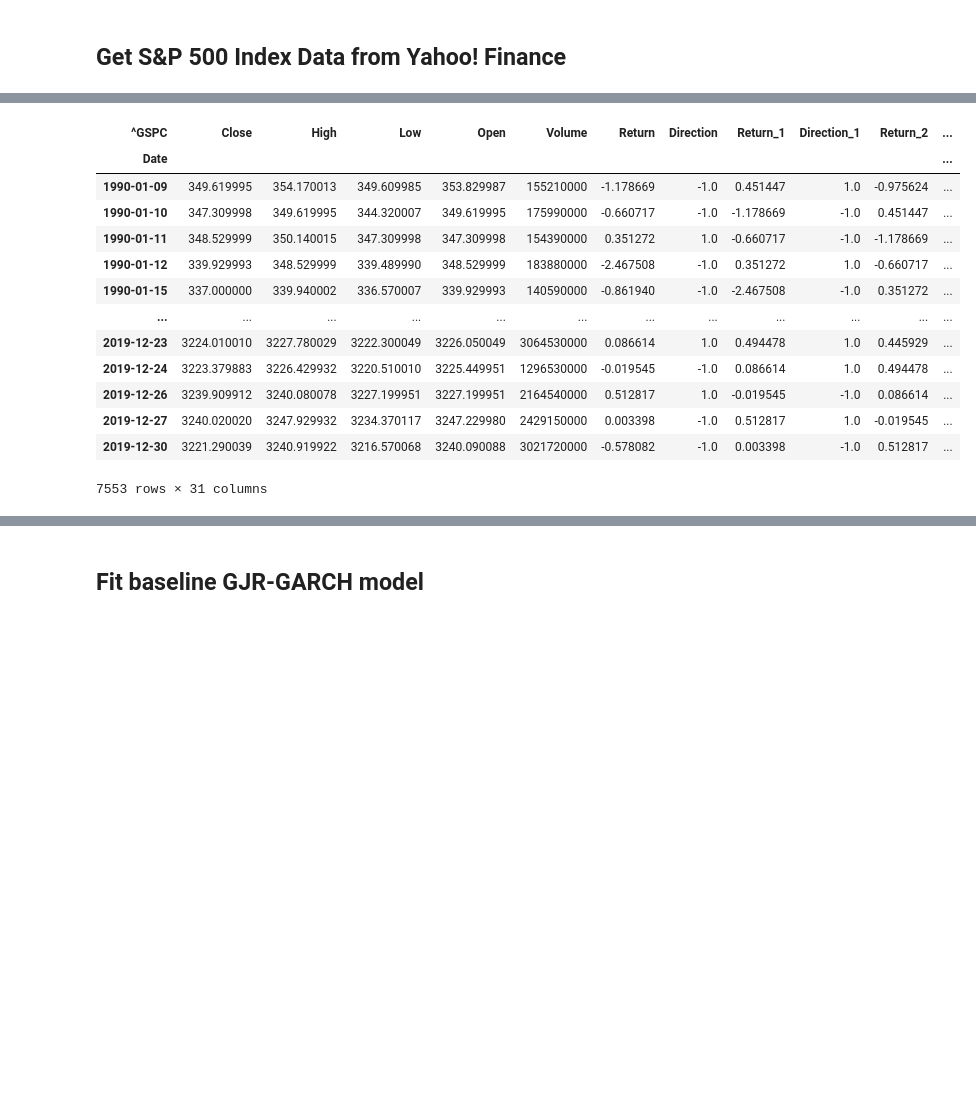
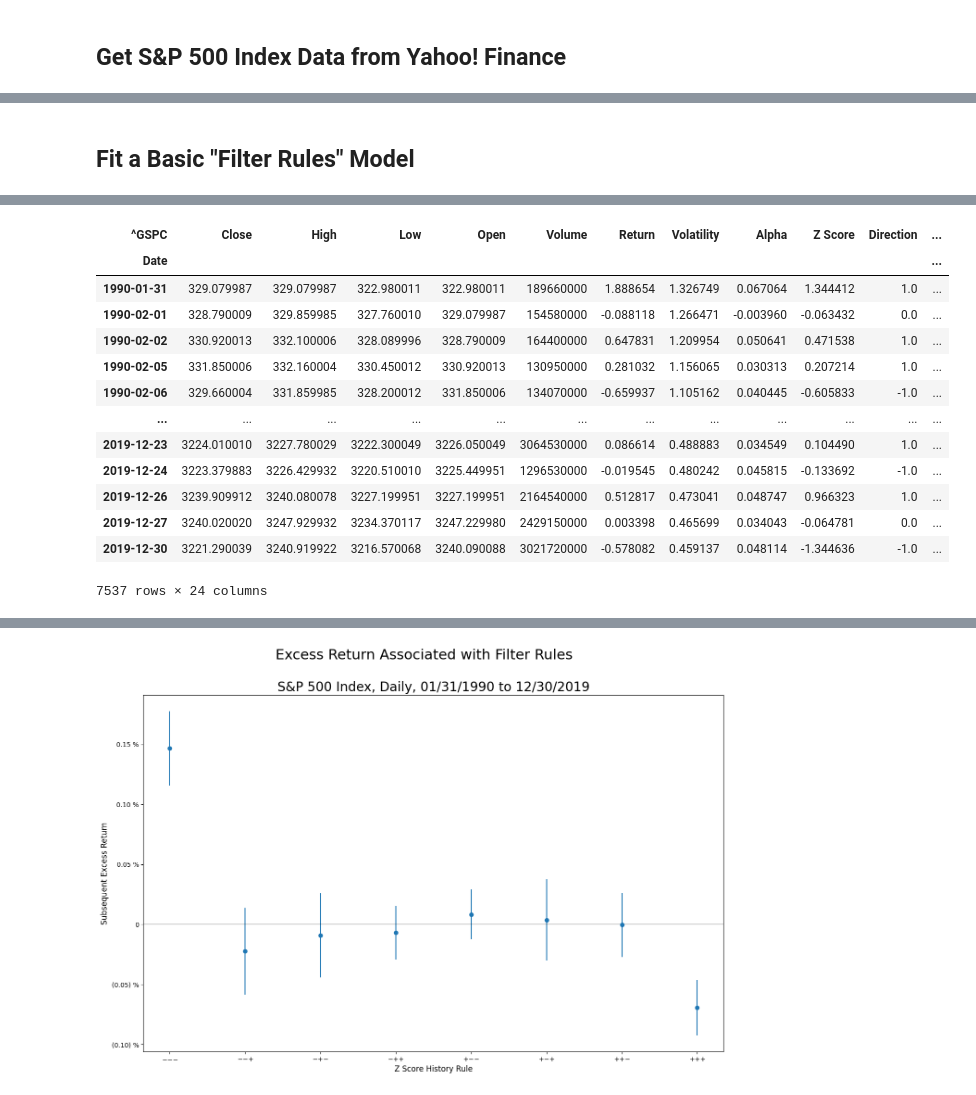
Before and after one commit to Farmhouse121/Financial-Data-Science-in-Python, a Jupyter notebook: Alphas/Filter_Rules.ipynb, the cells around one changed output, grey strips where cells are left out. Saved outputs shown, nothing was run; the diff lists cells and outputs as text; code cells hidden in the pictures; blank space fills up the shorter version.

```diff
--- a/Alphas/Filter_Rules.ipynb
+++ b/Alphas/Filter_Rules.ipynb
@@ -15,0 +43,12 @@ from my_library import *
+# %%
+from arch.univariate import ARX
+model = ARX(data['Return'],lags=1)
+model.volatility = GARCH2(0,1,1)
+model.distribution = GeneralizedError2()
+fit=model.fit(update_freq=0,disp='off')
+nprint(fit.summary())
+display(baseline:=pd.DataFrame([fit.params,fit.std_err]).T)
+data['Volatility']=fit.conditional_volatility
+data['Alpha']=baseline.loc['Const','params']+baseline.loc['Return[1]','params']*data['Return'].shift()
+data['Z Score']=(data['Return']-data['Alpha'])/data['Volatility'].shift()
+display(data)
@@ -16,17 +94,12 @@ from my_library import *
+# %% [markdown]
+## Fit a Basic "Filter Rules" Model
 # %%
-nprint("Fetching data from Yahoo!...")
-data,sname=download(ticker:='^GSPC','1990-01-02','2019-12-31',auto_adjust=True,progress=False),'S&P 500 Index'
-data.columns=data.columns.get_level_values(0)
-data.columns.name=ticker
-data.index=pd.PeriodIndex(data.index,freq='B')
-data['Return']=data['Close'].pct_change()*hundred
+nprint("Creating filter rule indicators with order {:d} and offset {:f}.".format(forder:=3,foffset:=0.1))
 
-nprint("Creating filter rule indicators with order {:d} and offset {:f}.".format(forder:=4,foffset:=data['Return'].mean()))
-
-data['Direction']=data['Return'].apply(lambda x: one if x>foffset else -one if x<foffset else zero)
+data['Direction']=data['Z Score'].apply(lambda x: one if x>foffset else -one if x<-foffset else zero)
 
 for lag in range(1,forder+1):
-    data['Return_'+str(lag)]=data['Return'].shift(lag)
+    data['Z_'+str(lag)]=data['Z Score'].shift(lag)
     data['Direction_'+str(lag)]=data['Direction'].shift(lag)
 
 for rule in range(2**forder):
@@ -40,4 +113,23 @@ for rule in range(2**forder):
 
 data.dropna(inplace=True)
 display(data)
+
+nprint("Fitting GJR-GARCH model with filter rules...")
+model=ARX(data['Return'],data[fcols:=data.columns[data.columns.str.contains('Filter')]])
+model.volatility=GARCH2(0,1,1)
+model.distribution=GeneralizedError2()
+fit=model.fit(update_freq=0,disp='off')
+nprint(fit.summary())
+coefficients=pd.DataFrame([fit.params[fcols],fit.std_err[fcols]]).T
+
+figure,plot=pl.subplots(figsize=(ten*GoldenRatio,ten))
+plot.errorbar(x:=list(map(lambda l:l.replace('Filter_','').replace('0','$-$').replace('1','$+$'),coefficients.index)),y:=coefficients['params'],ye:=coefficients['std_err'],fmt='o')
+plot.axhline(color='black',alpha=0.2)
+plot.set_ylabel('Subsequent Excess Return',fontsize=12)
+plot.yaxis.set_major_formatter(PercentLabels(2))
+plot.set_xlabel('Z Score History Rule',fontsize=12)
+figure.suptitle(title:='Excess Return Associated with Filter Rules',fontsize=22)
+plot.set_title(subtitle:='{:s}, Daily, {:s} to {:s}'.format(sname,data.index[0].strftime("%m/%d/%Y"),data.index[-1].strftime("%m/%d/%Y")),fontsize=20)
+figure.savefig(filename:=(filepath:='/content/drive/MyDrive/')+title+'.png',dpi=300,bbox_inches='tight')
+nprint("Saved figure to '{:s}'.".format(filename))
 # %% [output]
@@ -46,14 +137,14 @@ display(data)
-| ^GSPC | Close | High | Low | Open | Volume | Return | Direction | Return_1 | Direction_1 | Return_2 | ... |
+| ^GSPC | Close | High | Low | Open | Volume | Return | Volatility | Alpha | Z Score | Direction | ... |
 | Date |  |  |  |  |  |  |  |  |  |  | ... |
-| 1990-01-09 | 349.619995 | 354.170013 | 349.609985 | 353.829987 | 155210000 | -1.178669 | -1.0 | 0.451447 | 1.0 | -0.975624 | ... |
-| 1990-01-10 | 347.309998 | 349.619995 | 344.320007 | 349.619995 | 175990000 | -0.660717 | -1.0 | -1.178669 | -1.0 | 0.451447 | ... |
-| 1990-01-11 | 348.529999 | 350.140015 | 347.309998 | 347.309998 | 154390000 | 0.351272 | 1.0 | -0.660717 | -1.0 | -1.178669 | ... |
-| 1990-01-12 | 339.929993 | 348.529999 | 339.489990 | 348.529999 | 183880000 | -2.467508 | -1.0 | 0.351272 | 1.0 | -0.660717 | ... |
-| 1990-01-15 | 337.000000 | 339.940002 | 336.570007 | 339.929993 | 140590000 | -0.861940 | -1.0 | -2.467508 | -1.0 | 0.351272 | ... |
+| 1990-01-31 | 329.079987 | 329.079987 | 322.980011 | 322.980011 | 189660000 | 1.888654 | 1.326749 | 0.067064 | 1.344412 | 1.0 | ... |
+| 1990-02-01 | 328.790009 | 329.859985 | 327.760010 | 329.079987 | 154580000 | -0.088118 | 1.266471 | -0.003960 | -0.063432 | 0.0 | ... |
+| 1990-02-02 | 330.920013 | 332.100006 | 328.089996 | 328.790009 | 164400000 | 0.647831 | 1.209954 | 0.050641 | 0.471538 | 1.0 | ... |
+| 1990-02-05 | 331.850006 | 332.160004 | 330.450012 | 330.920013 | 130950000 | 0.281032 | 1.156065 | 0.030313 | 0.207214 | 1.0 | ... |
+| 1990-02-06 | 329.660004 | 331.859985 | 328.200012 | 331.850006 | 134070000 | -0.659937 | 1.105162 | 0.040445 | -0.605833 | -1.0 | ... |
 | ... | ... | ... | ... | ... | ... | ... | ... | ... | ... | ... | ... |
-| 2019-12-23 | 3224.010010 | 3227.780029 | 3222.300049 | 3226.050049 | 3064530000 | 0.086614 | 1.0 | 0.494478 | 1.0 | 0.445929 | ... |
-| 2019-12-24 | 3223.379883 | 3226.429932 | 3220.510010 | 3225.449951 | 1296530000 | -0.019545 | -1.0 | 0.086614 | 1.0 | 0.494478 | ... |
-| 2019-12-26 | 3239.909912 | 3240.080078 | 3227.199951 | 3227.199951 | 2164540000 | 0.512817 | 1.0 | -0.019545 | -1.0 | 0.086614 | ... |
-| 2019-12-27 | 3240.020020 | 3247.929932 | 3234.370117 | 3247.229980 | 2429150000 | 0.003398 | -1.0 | 0.512817 | 1.0 | -0.019545 | ... |
-| 2019-12-30 | 3221.290039 | 3240.919922 | 3216.570068 | 3240.090088 | 3021720000 | -0.578082 | -1.0 | 0.003398 | -1.0 | 0.512817 | ... |
+| 2019-12-23 | 3224.010010 | 3227.780029 | 3222.300049 | 3226.050049 | 3064530000 | 0.086614 | 0.488883 | 0.034549 | 0.104490 | 1.0 | ... |
+| 2019-12-24 | 3223.379883 | 3226.429932 | 3220.510010 | 3225.449951 | 1296530000 | -0.019545 | 0.480242 | 0.045815 | -0.133692 | -1.0 | ... |
+| 2019-12-26 | 3239.909912 | 3240.080078 | 3227.199951 | 3227.199951 | 2164540000 | 0.512817 | 0.473041 | 0.048747 | 0.966323 | 1.0 | ... |
+| 2019-12-27 | 3240.020020 | 3247.929932 | 3234.370117 | 3247.229980 | 2429150000 | 0.003398 | 0.465699 | 0.034043 | -0.064781 | 0.0 | ... |
+| 2019-12-30 | 3221.290039 | 3240.919922 | 3216.570068 | 3240.090088 | 3021720000 | -0.578082 | 0.459137 | 0.048114 | -1.344636 | -1.0 | ... |
-7553 rows × 31 columns
+7537 rows × 24 columns
@@ -60,2 +168 @@ display(data)
+[figure, added]
-# %% [markdown]
-## Fit baseline GJR-GARCH model
```
Also changed, not shown: parts of 6 cells of this notebook.
